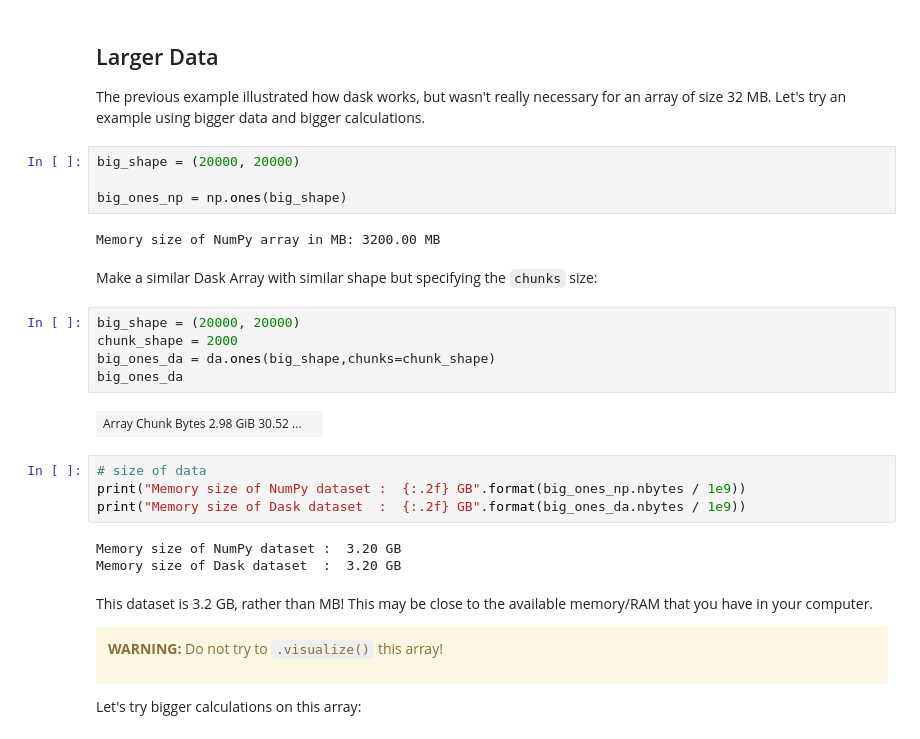
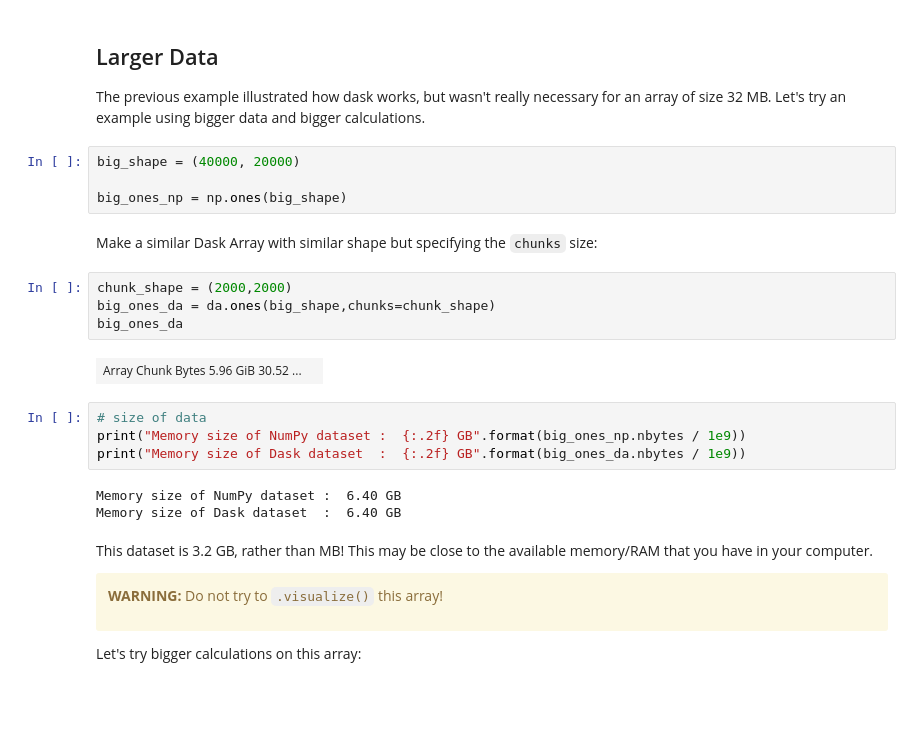
Before and after one commit to NCAR/dask-tutorial, a Jupyter notebook: notebooks/01-dask-array.ipynb, the cells around one changed output. Drawn from its saved outputs; the diff is of its cells as text; blank space fills up the shorter version.

Commit message:
no summary dask array

```diff
--- a/notebooks/01-dask-array.ipynb
+++ b/notebooks/01-dask-array.ipynb
@@ -251,27 +255,24 @@ RuntimeError: No visualization engine detected, please install graphviz or ipycy
 ## Larger Data
 The previous example illustrated how dask works, but wasn't really necessary for an array of size 32 MB. Let's try an example using bigger data and bigger calculations.
 # %%
-big_shape = (20000, 20000)
+big_shape = (40000, 20000)
 
 big_ones_np = np.ones(big_shape)
-# %% [output]
-Memory size of NumPy array in MB: 3200.00 MB
 # %% [markdown]
 Make a similar Dask Array with similar shape but specifying the `chunks` size:
 # %%
-big_shape = (20000, 20000)
-chunk_shape = 2000
+chunk_shape = (2000,2000)
 big_ones_da = da.ones(big_shape,chunks=chunk_shape)
 big_ones_da
 # %% [output]
-| Array Chunk Bytes 2.98 GiB 30.52 ... |  |
+| Array Chunk Bytes 5.96 GiB 30.52 ... |  |
 # %%
 # size of data
 print("Memory size of NumPy dataset :  {:.2f} GB".format(big_ones_np.nbytes / 1e9))
 print("Memory size of Dask dataset  :  {:.2f} GB".format(big_ones_da.nbytes / 1e9))
 # %% [output]
-Memory size of NumPy dataset :  3.20 GB
-Memory size of Dask dataset  :  3.20 GB
+Memory size of NumPy dataset :  6.40 GB
+Memory size of Dask dataset  :  6.40 GB
 # %% [markdown]
 This dataset is 3.2 GB, rather than MB! This may be close to the available memory/RAM that you have in your computer.
 
```
Also changed, not shown: parts of 27 cells of this notebook.
